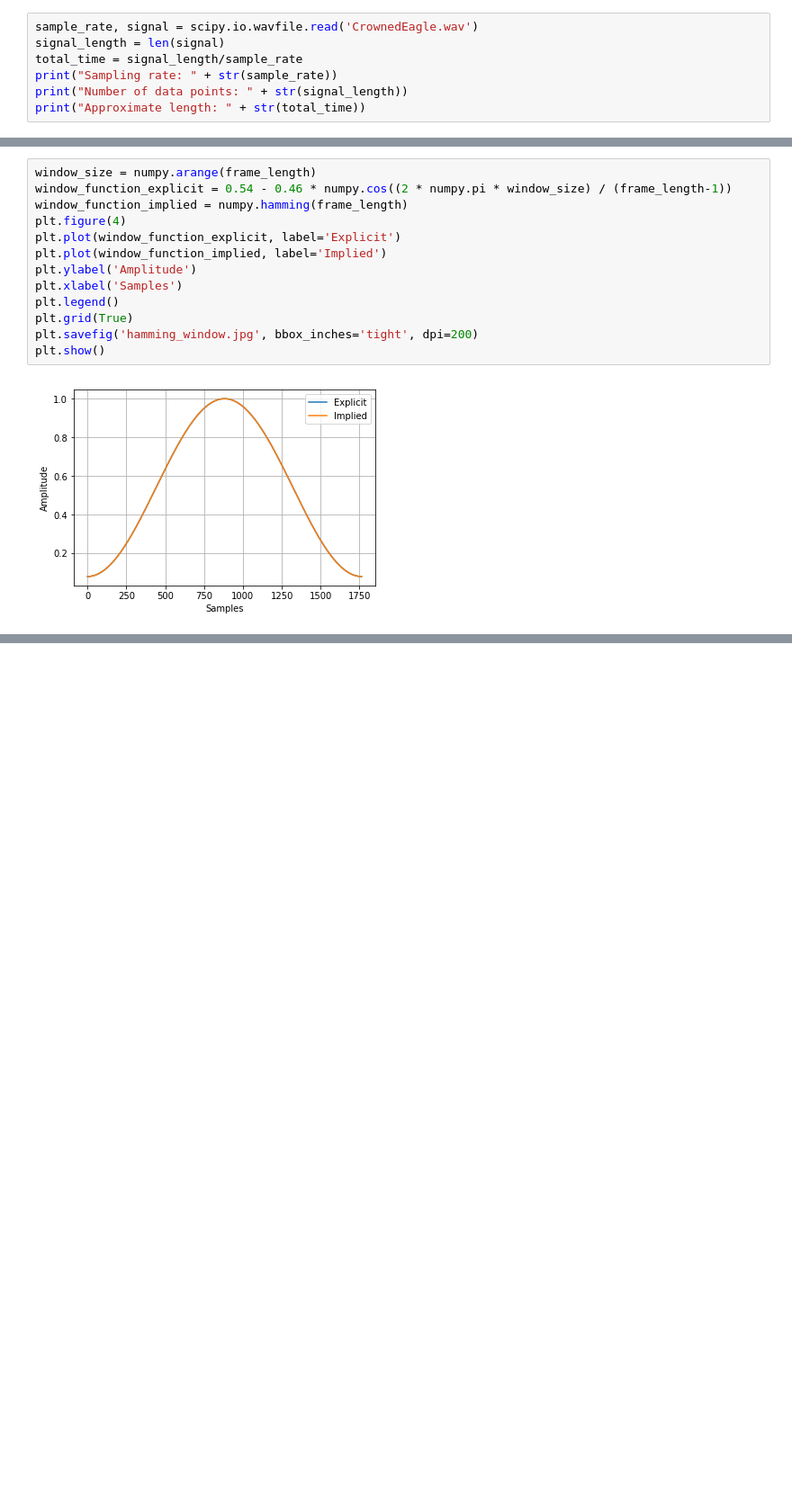
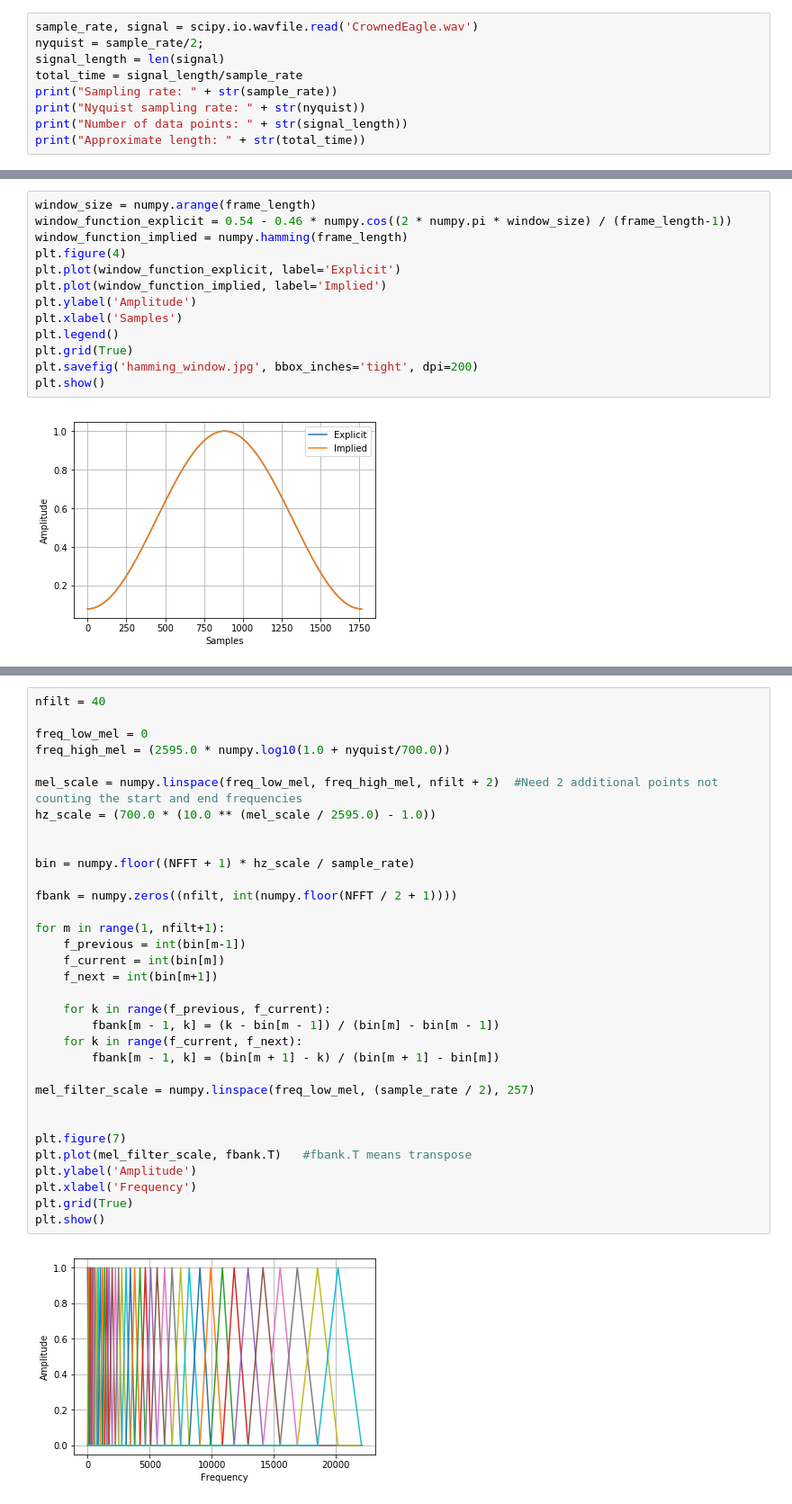
Before and after one commit to BAD-Classifier/Signal-Processing, a Jupyter notebook: MFCC.ipynb, the cells around one changed output, grey strips where cells are left out. Shown: that part at 90% size. Drawn from its saved outputs; the diff is of its cells as text; blank space fills up the shorter version.

```diff
--- a/MFCC.ipynb
+++ b/MFCC.ipynb
@@ -26,9 +26,11 @@ for record in recording_list:
 Sampling rate: 44100
 # %%
 sample_rate, signal = scipy.io.wavfile.read('CrownedEagle.wav')
+nyquist = sample_rate/2;
 signal_length = len(signal)
 total_time = signal_length/sample_rate
 print("Sampling rate: " + str(sample_rate))
+print("Nyquist sampling rate: " + str(nyquist))
 print("Number of data points: " + str(signal_length))
 print("Approximate length: " + str(total_time))
 # %% [output]
@@ -157,0 +185,35 @@ plt.show()
+# %%
+nfilt = 40
+
+freq_low_mel = 0
+freq_high_mel = (2595.0 * numpy.log10(1.0 + nyquist/700.0))
+
+mel_scale = numpy.linspace(freq_low_mel, freq_high_mel, nfilt + 2)  #Need 2 additional points not counting the start and end frequencies
+hz_scale = (700.0 * (10.0 ** (mel_scale / 2595.0) - 1.0))
+
+
+bin = numpy.floor((NFFT + 1) * hz_scale / sample_rate)
+
+fbank = numpy.zeros((nfilt, int(numpy.floor(NFFT / 2 + 1))))
+
+for m in range(1, nfilt+1):
+    f_previous = int(bin[m-1])
+    f_current = int(bin[m])
+    f_next = int(bin[m+1])
+
+    for k in range(f_previous, f_current):
+        fbank[m - 1, k] = (k - bin[m - 1]) / (bin[m] - bin[m - 1])
+    for k in range(f_current, f_next):
+        fbank[m - 1, k] = (bin[m + 1] - k) / (bin[m + 1] - bin[m])
+
+mel_filter_scale = numpy.linspace(freq_low_mel, (sample_rate / 2), 257)
+
+
+plt.figure(7)
+plt.plot(mel_filter_scale, fbank.T)   #fbank.T means transpose
+plt.ylabel('Amplitude')
+plt.xlabel('Frequency')
+plt.grid(True)
+plt.show()
+# %% [output]
+[figure, added]
```
Also changed, not shown: parts of 9 cells of this notebook, 1 other file.
